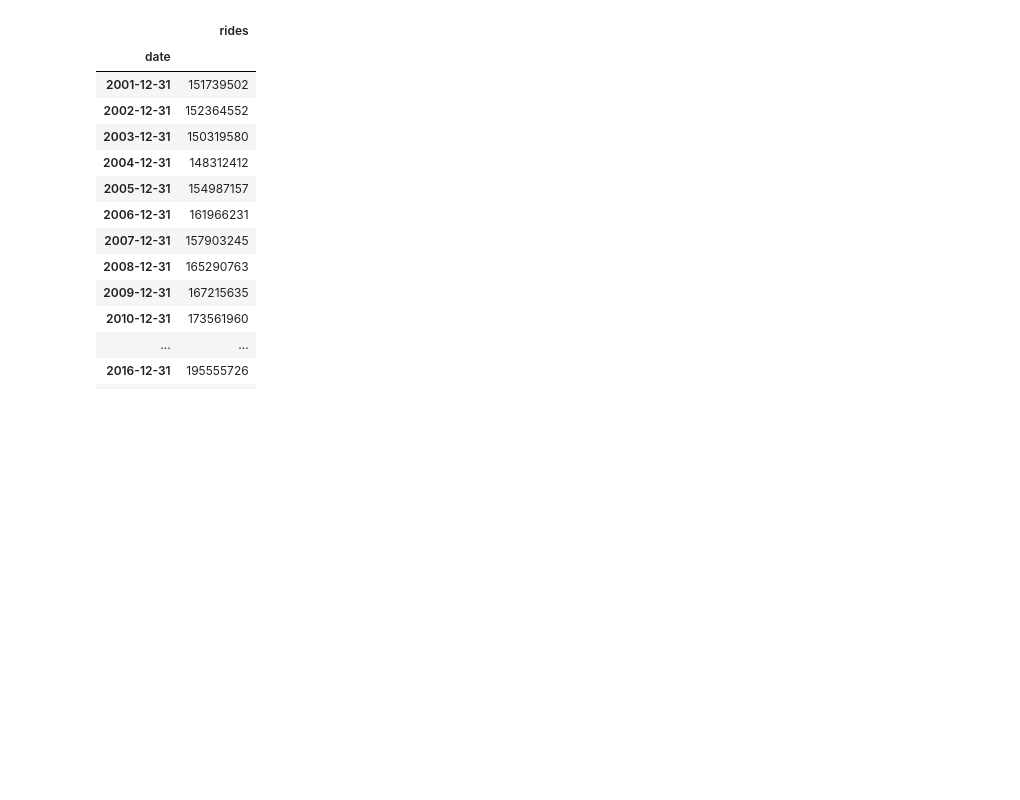
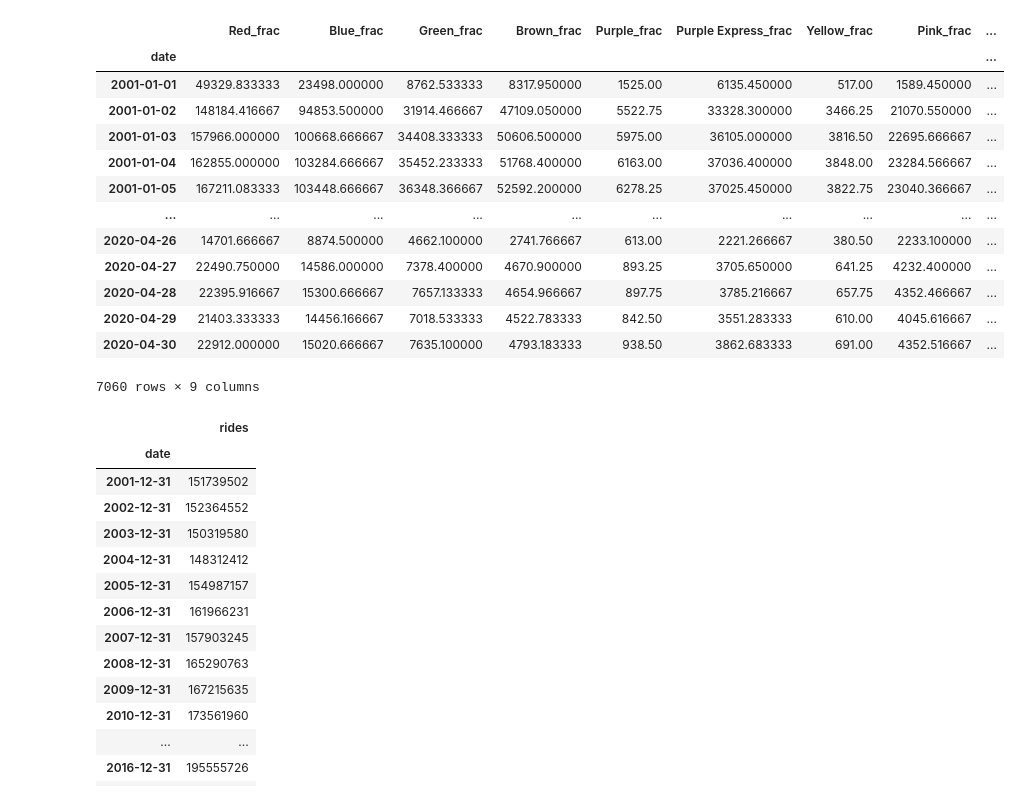
Before and after one commit to cdfencing/Project-I, a Jupyter notebook: Lines analysis/Lines.ipynb, the cells around one changed output. Saved outputs shown, nothing was run; the diff lists cells and outputs as text; code cells hidden in the pictures; blank space fills up the shorter version.

```diff
--- a/Lines analysis/Lines.ipynb
+++ b/Lines analysis/Lines.ipynb
@@ -105,5 +50,0 @@ L_data
-# %%
-if bool(L_data):
-        for line in line_names:
-            label= line+'_frac'
-            L_data[label] = L_data['rides'] * row['prob'][line]
@@ -203,0 +51,6 @@ lines_df
+# %%
+for line in line_names:
+    label_1 = line+'_frac'
+    label_2 = line +'_prob'
+    L_data[label_2]= 1 / L_data['number of lines'] * L_data[line].astype(int)
+    L_data[label_1]= L_data['rides'] * L_data[label_2]
@@ -203,0 +72,7 @@ lines_df
+# %%
+agg_method={'rides':'sum'}
+for line in line_names:
+    key = line+'_frac'
+    agg_method[key] = 'sum'
+
+agg_method
@@ -203,0 +90,2 @@ lines_df
+# %%
+Line_data_1 = L_data.groupby('date').agg(agg_method)
@@ -204,3 +108,20 @@ lines_df
+# %%
+Line_data_1[[line + '_frac' for line in line_names]]
+# %% [output]
+|  | Red_frac | Blue_frac | Green_frac | Brown_frac | Purple_frac | Purple Express_frac | Yellow_frac | Pink_frac | ... |
+| date |  |  |  |  |  |  |  |  | ... |
+| 2001-01-01 | 49329.833333 | 23498.000000 | 8762.533333 | 8317.950000 | 1525.00 | 6135.450000 | 517.00 | 1589.450000 | ... |
+| 2001-01-02 | 148184.416667 | 94853.500000 | 31914.466667 | 47109.050000 | 5522.75 | 33328.300000 | 3466.25 | 21070.550000 | ... |
+| 2001-01-03 | 157966.000000 | 100668.666667 | 34408.333333 | 50606.500000 | 5975.00 | 36105.000000 | 3816.50 | 22695.666667 | ... |
+| 2001-01-04 | 162855.000000 | 103284.666667 | 35452.233333 | 51768.400000 | 6163.00 | 37036.400000 | 3848.00 | 23284.566667 | ... |
+| 2001-01-05 | 167211.083333 | 103448.666667 | 36348.366667 | 52592.200000 | 6278.25 | 37025.450000 | 3822.75 | 23040.366667 | ... |
+| ... | ... | ... | ... | ... | ... | ... | ... | ... | ... |
+| 2020-04-26 | 14701.666667 | 8874.500000 | 4662.100000 | 2741.766667 | 613.00 | 2221.266667 | 380.50 | 2233.100000 | ... |
+| 2020-04-27 | 22490.750000 | 14586.000000 | 7378.400000 | 4670.900000 | 893.25 | 3705.650000 | 641.25 | 4232.400000 | ... |
+| 2020-04-28 | 22395.916667 | 15300.666667 | 7657.133333 | 4654.966667 | 897.75 | 3785.216667 | 657.75 | 4352.466667 | ... |
+| 2020-04-29 | 21403.333333 | 14456.166667 | 7018.533333 | 4522.783333 | 842.50 | 3551.283333 | 610.00 | 4045.616667 | ... |
+| 2020-04-30 | 22912.000000 | 15020.666667 | 7635.100000 | 4793.183333 | 938.50 | 3862.683333 | 691.00 | 4352.516667 | ... |
+7060 rows × 9 columns
 # %%
 yearly_totals = L_data.groupby(pd.Grouper(key='date', freq='Y')).agg({
     'rides': 'sum'
```
Also changed, not shown: parts of 21 cells of this notebook, 2 other files.
